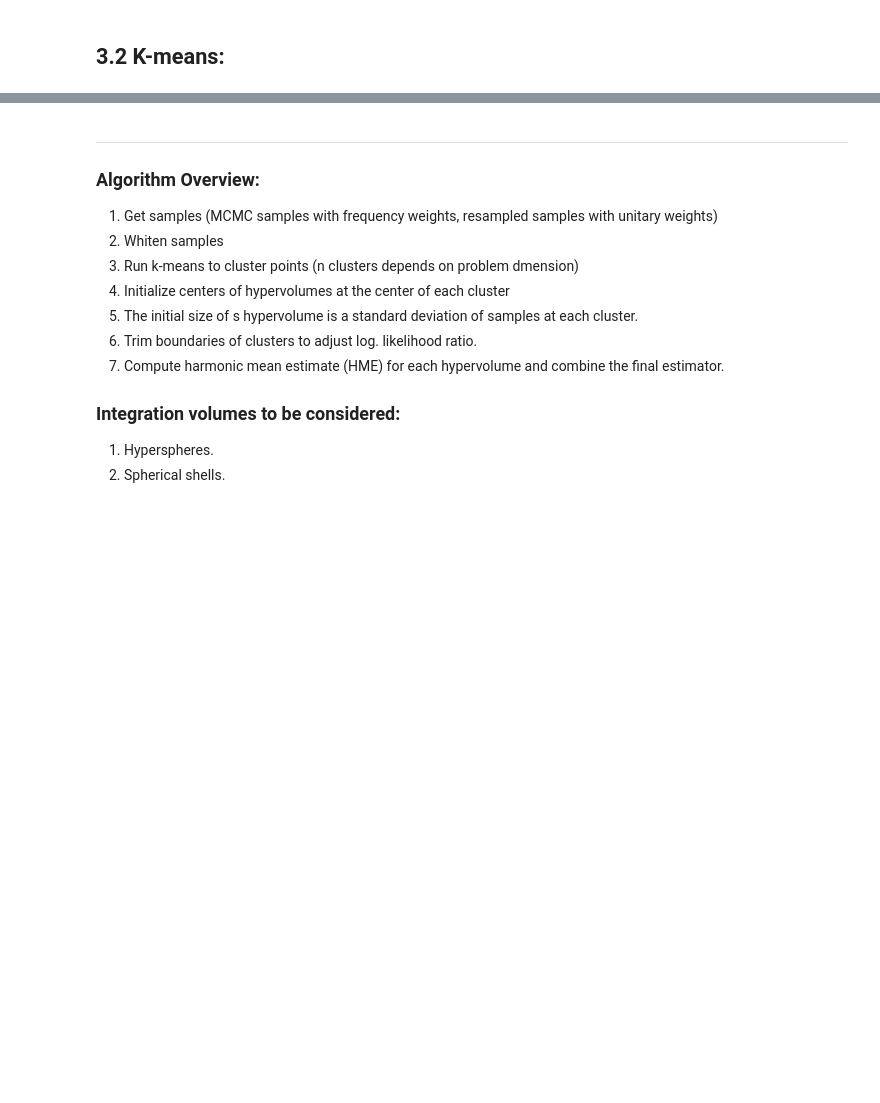
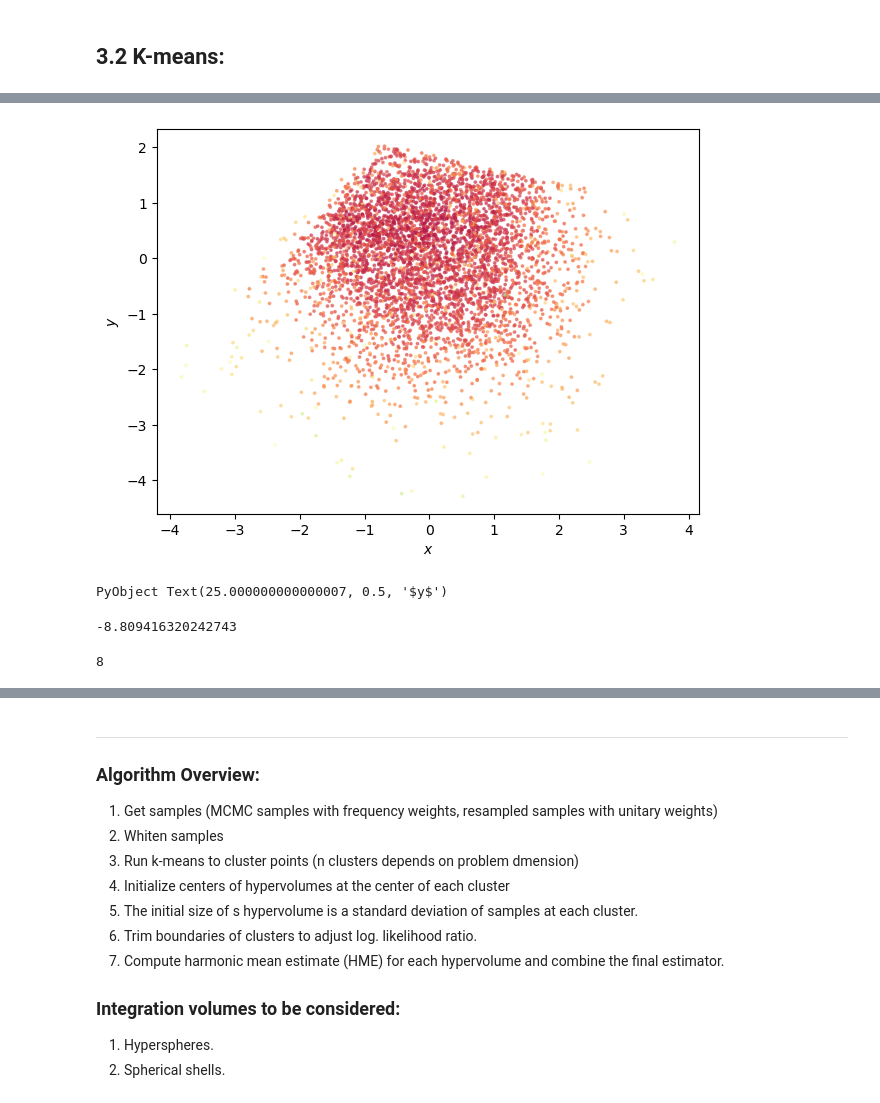
Before and after one commit to VasylHafych/AHMI-Volumes, a Jupyter notebook: notebooks/2-Densities.ipynb, the cells around one changed output, grey strips where cells are left out. Cells and saved outputs as stored; diff of their text form; code cells hidden in the pictures; blank space fills up the shorter version.

```diff
--- a/notebooks/2-Densities.ipynb
+++ b/notebooks/2-Densities.ipynb
@@ -220,0 +257,23 @@ PyObject Text(25.000000000000007, 0.5, '$y$')
+# %%
+samples_whittened_cl, w_transform_cl, μ_transform_cl, l_transform_cl = whiten_weighted_samples(samples_whittened[:,cluster_mask], samples_weights[cluster_mask]);
+# %%
+fig, ax = plt.subplots(1,1, figsize=(7,5))
+
+ll_tmp = (samples_ll .- minimum(samples_ll))
+ll_tmp = ll_tmp ./ maximum(ll_tmp)
+sc = ax.scatter(samples_whittened_cl[1,:], samples_whittened_cl[2,:], s=3, alpha=0.6, c=plt.cm.Spectral_r(ll_tmp[cluster_mask]))
+
+ax.set_xlabel(L"x")
+ax.set_ylabel(L"y")
+# %% [output]
+[figure, added]
+PyObject Text(25.000000000000007, 0.5, '$y$')
+# %%
+det_ransform_2 = det(w_transform_cl ./ sqrt.(l_transform_cl .+ 1e-5))
+# %% [output]
+-8.809416320242743
+# %%
+mask = prod(-1 .< samples_whittened_cl .< 1, dims=1 )[1,:]
+v = 2^n_dims
+# %% [output]
+8
```
Also changed, not shown: parts of 20 cells of this notebook, 2 other files.
